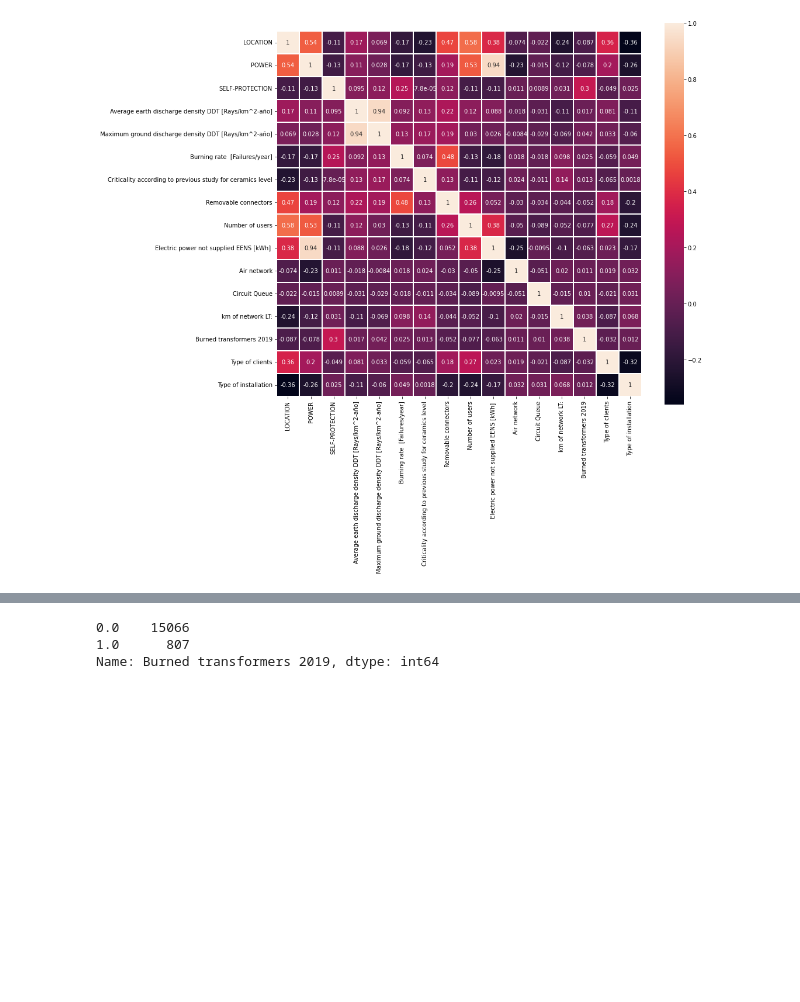
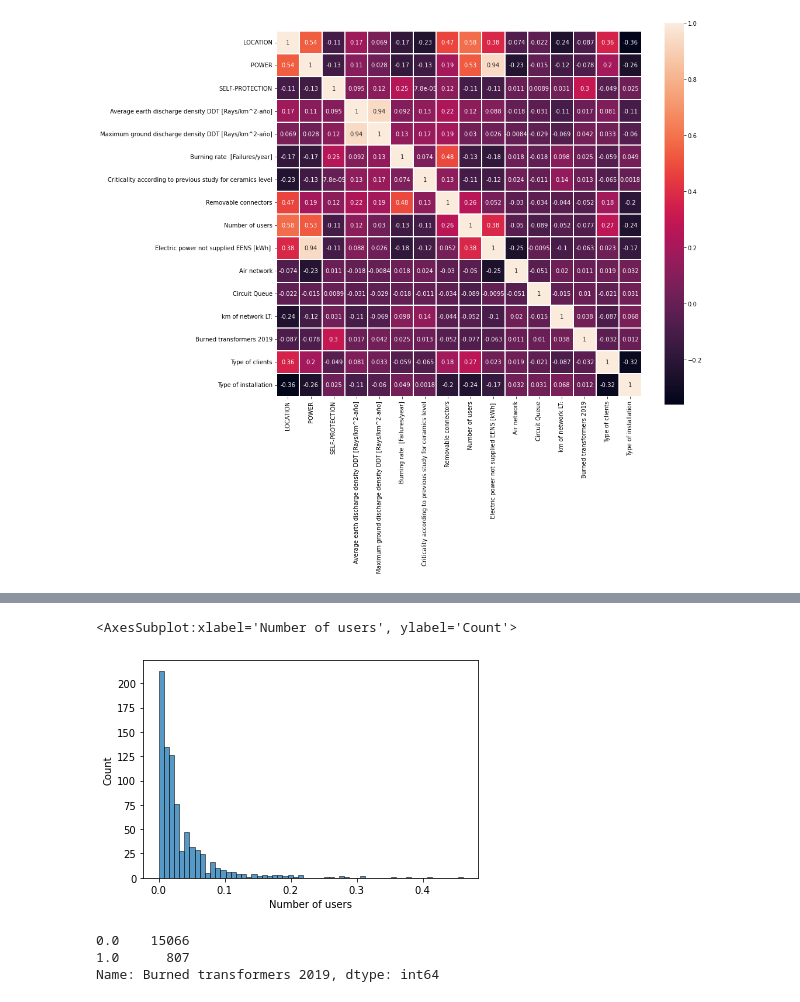
Before and after one commit to thejarhat/Data-Driven-Optimization-of-FERROFABS-Business-Operation, a Jupyter notebook: algorithms.ipynb, the cells around one changed output, grey strips where cells are left out. Saved outputs shown, nothing was run; the diff lists cells and outputs as text; code cells hidden in the pictures; blank space fills up the shorter version.

```diff
--- a/algorithms.ipynb
+++ b/algorithms.ipynb
@@ -182 +247,6 @@ plt.show()
+# %%
+sns.histplot(data=df_mm, x=df_mm["Number of users"].loc[df_mm["Burned transformers 2019"] == 1.0])
+# %% [output]
+<AxesSubplot:xlabel='Number of users', ylabel='Count'>
+[figure, added]
 # %%
```
Also changed, not shown: parts of 18 cells of this notebook.
